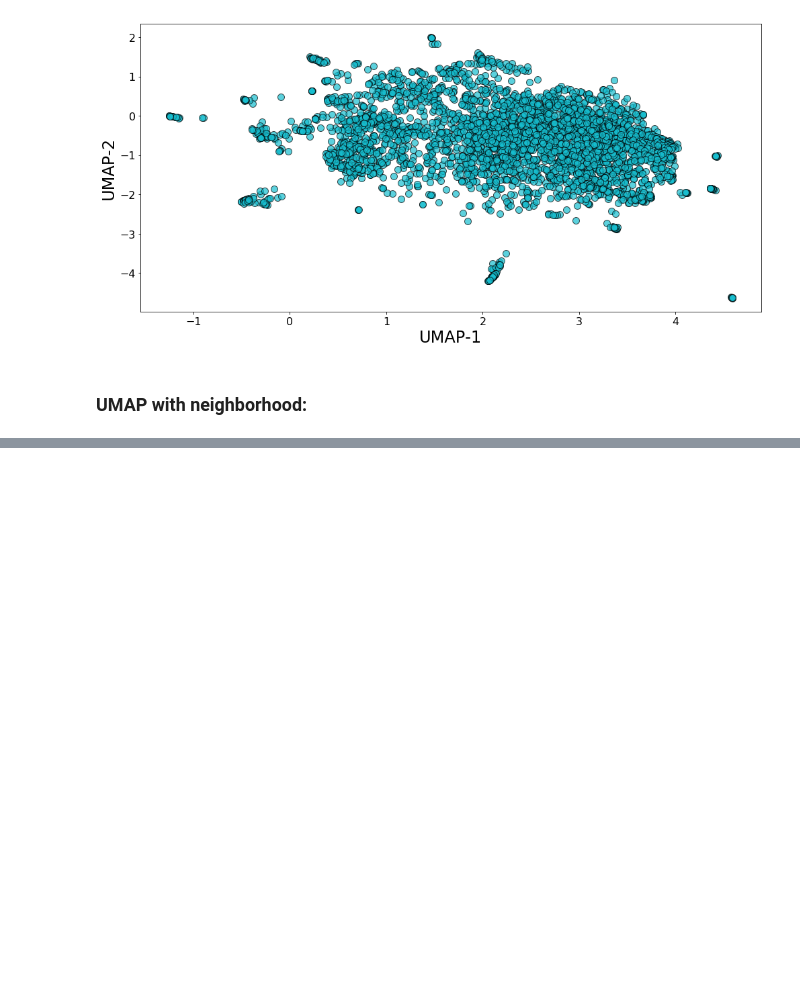
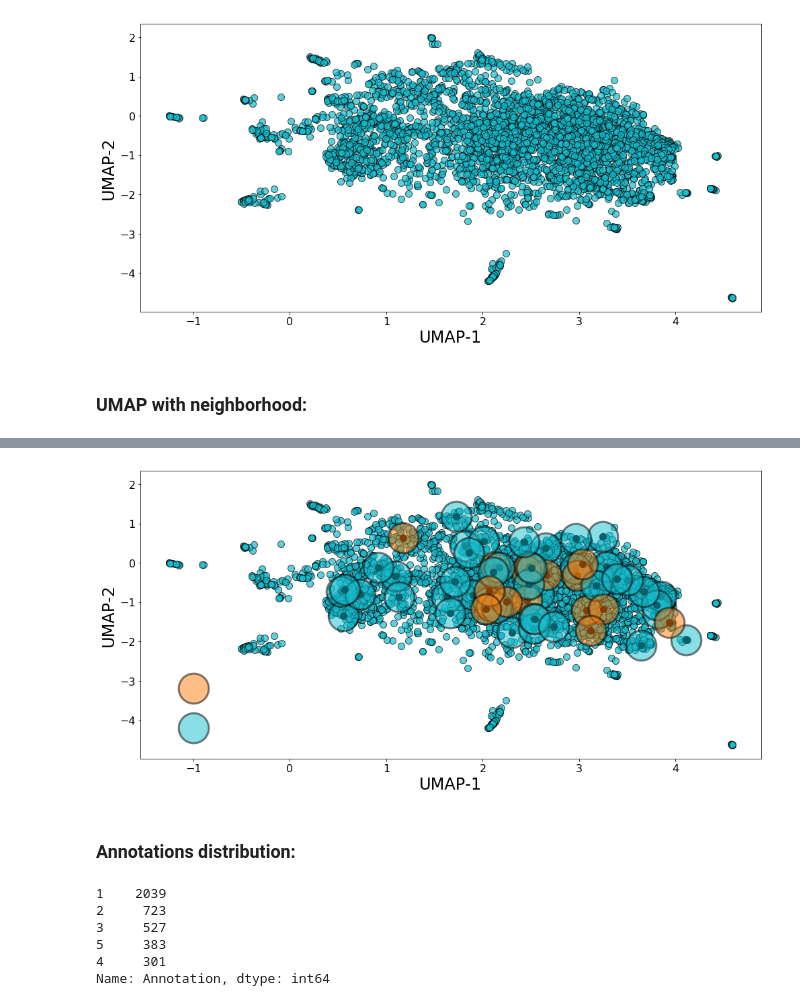
Before and after one commit to manuflores/tbredox, a Jupyter notebook: notebooks/umap_visualizations_other.ipynb, the cells around one changed output, grey strips where cells are left out. Cells and saved outputs as stored; diff of their text form; code cells hidden in the pictures; blank space fills up the shorter version.

```diff
--- a/notebooks/umap_visualizations_other.ipynb
+++ b/notebooks/umap_visualizations_other.ipynb
@@ -89,0 +144,6 @@ plt.savefig(fig_file, dpi = 300)
+# %%
+file_in = '../data/CRISPRi_NN_analysis.csv'
+df_num_common_mean = pd.read_csv(file_in)
+df_num_common_mean.rename(columns={'query':'Rv_ID'}, inplace=True)
+# %%
+df_CRISPRi_2 = df_CRISPRi.merge(df_num_common_mean, how = 'inner', on = 'Rv_ID')
@@ -89,0 +154,36 @@ plt.savefig(fig_file, dpi = 300)
+# %%
+plt.figure(figsize=(14,7))
+
+plt.scatter(df_w_annot_.u1, df_w_annot_.u2, s = 100, color = cols[-1], edgecolors='k', alpha = 0.7)
+
+for index, row in df_CRISPRi_2.iterrows():
+    plt.scatter(row['u1'], row['u2'], s = 100, color = 'k', edgecolors='k', alpha = 1)
+    if row['num_common_tnseq_mean'] >= 0.20:
+        plt.scatter(row['u1'], row['u2'], s = 2000, color = cols[1], edgecolors='k', linewidths=3, alpha = 0.5)
+    else:
+        plt.scatter(row['u1'], row['u2'], s = 2000, color = cols[-1], edgecolors='k', linewidths=3, alpha = 0.5)
+
+plt.scatter(-1, -3.2, s = 2000, color = cols[1], edgecolors='k', linewidths=3, alpha = 0.5)
+plt.scatter(-1, -4.2, s = 2000, color = cols[-1], edgecolors='k', linewidths=3, alpha = 0.5)
+
+plt.xlabel('UMAP-1', fontsize = 24 )
+plt.ylabel('UMAP-2', fontsize = 24 )
+xt = plt.xticks(fontsize = 16)
+yt = plt.yticks(fontsize = 16)
+
+plt.tight_layout()
+fig_file = '../figures/umap_CRISPRi_neighbors_RNAvsTnSeq.png'
+plt.savefig(fig_file, dpi = 300)
+# %% [output]
+[figure, added]
+# %% [markdown]
+### Annotations distribution:
+# %%
+df_w_annot_.Annotation.value_counts()
+# %% [output]
+1    2039
+2     723
+3     527
+5     383
+4     301
+Name: Annotation, dtype: int64
```
Also changed, not shown: parts of 12 cells of this notebook, 6 other files.
